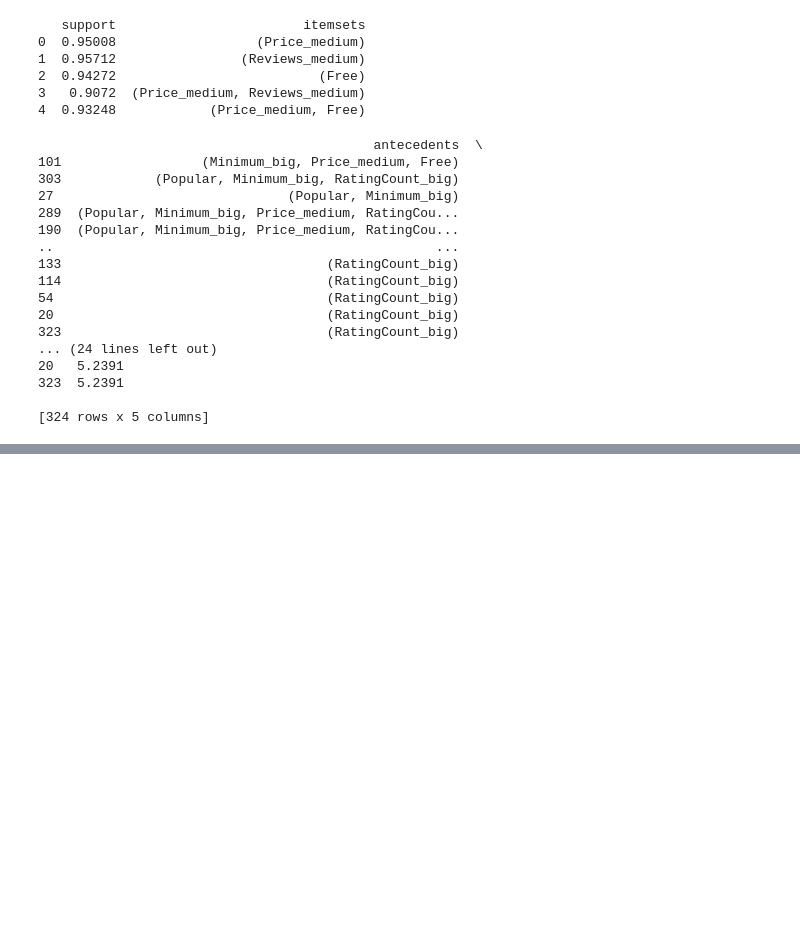
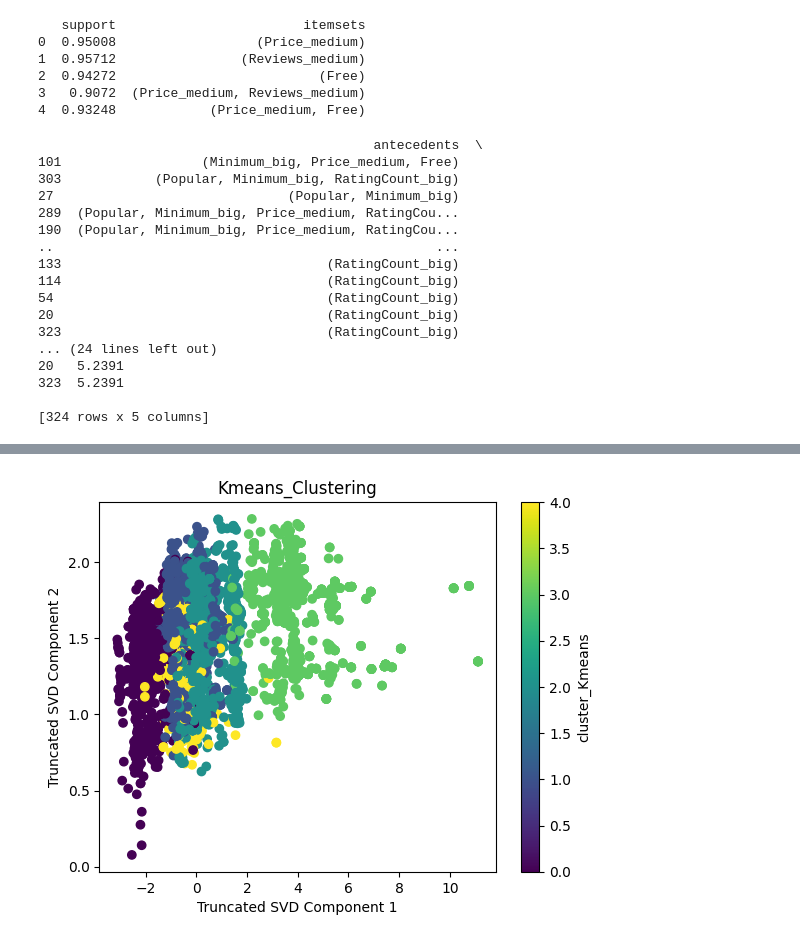
Before and after one commit to shaghxyegh/Data-mining, a Jupyter notebook: DataMiningPh2.ipynb, the cells around one changed output, grey strips where cells are left out. Drawn from its saved outputs; the diff is of its cells as text; code cells hidden in the pictures; blank space fills up the shorter version.

Commit message:
clustering output cleaned and classification output improved

```diff
--- a/DataMiningPh2.ipynb
+++ b/DataMiningPh2.ipynb
@@ -942,0 +759,31 @@ for column in numeric_columns:
+# %%
+
+
+# Define a function to check if a column is a string
+def is_string_column(column):
+    return column.dtype == 'object'
+
+# Create a list of numeric and categorical columns
+numeric_columns = [column for column in df.columns if not is_string_column(df[column])]
+categorical_columns = [column for column in df.columns if is_string_column(df[column])]
+
+# Create a ColumnTransformer to handle different data types
+transformer = ColumnTransformer(
+    transformers=[
+        ('numeric', StandardScaler(), numeric_columns),
+        ('categorical', OneHotEncoder(), categorical_columns)
+    ]
+)
+
+# Fit and transform the data
+X_transformed = transformer.fit_transform(df)
+
+# Perform Agglomerative clustering with average linkage
+agglo = AgglomerativeClustering(n_clusters=5, linkage='average')
+agglo.fit(X_transformed.toarray())
+
+# Get the cluster labels
+labels = agglo.labels_
+
+# Add the cluster labels to the original DataFrame
+df['cluster_Agglomerative'] = labels
@@ -942,0 +820,16 @@ for column in numeric_columns:
+# %%
+
+
+# Perform TruncatedSVD to reduce the dimensionality to 2
+svd = TruncatedSVD(n_components=2)
+X_svd = svd.fit_transform(X_transformed)
+
+# Create a scatter plot of the clusters
+plt.scatter(X_svd[:, 0], X_svd[:, 1], c=df['cluster_Kmeans'])
+plt.xlabel('Truncated SVD Component 1')
+plt.ylabel('Truncated SVD Component 2')
+plt.title('Kmeans_Clustering')
+plt.colorbar(label='cluster_Kmeans')
+plt.show()
+# %% [output]
+[figure, added]
```
Also changed, not shown: parts of 51 cells of this notebook.
